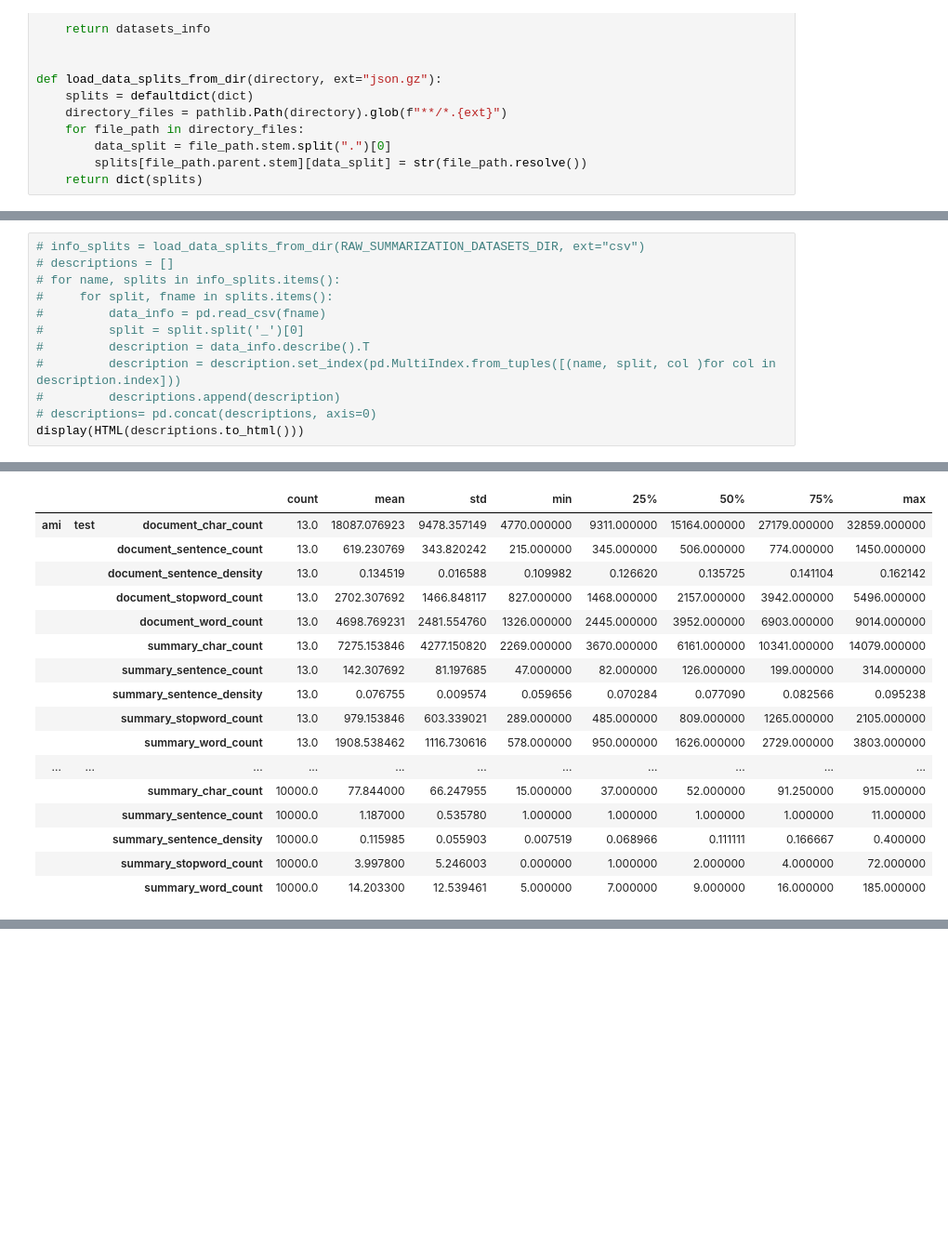
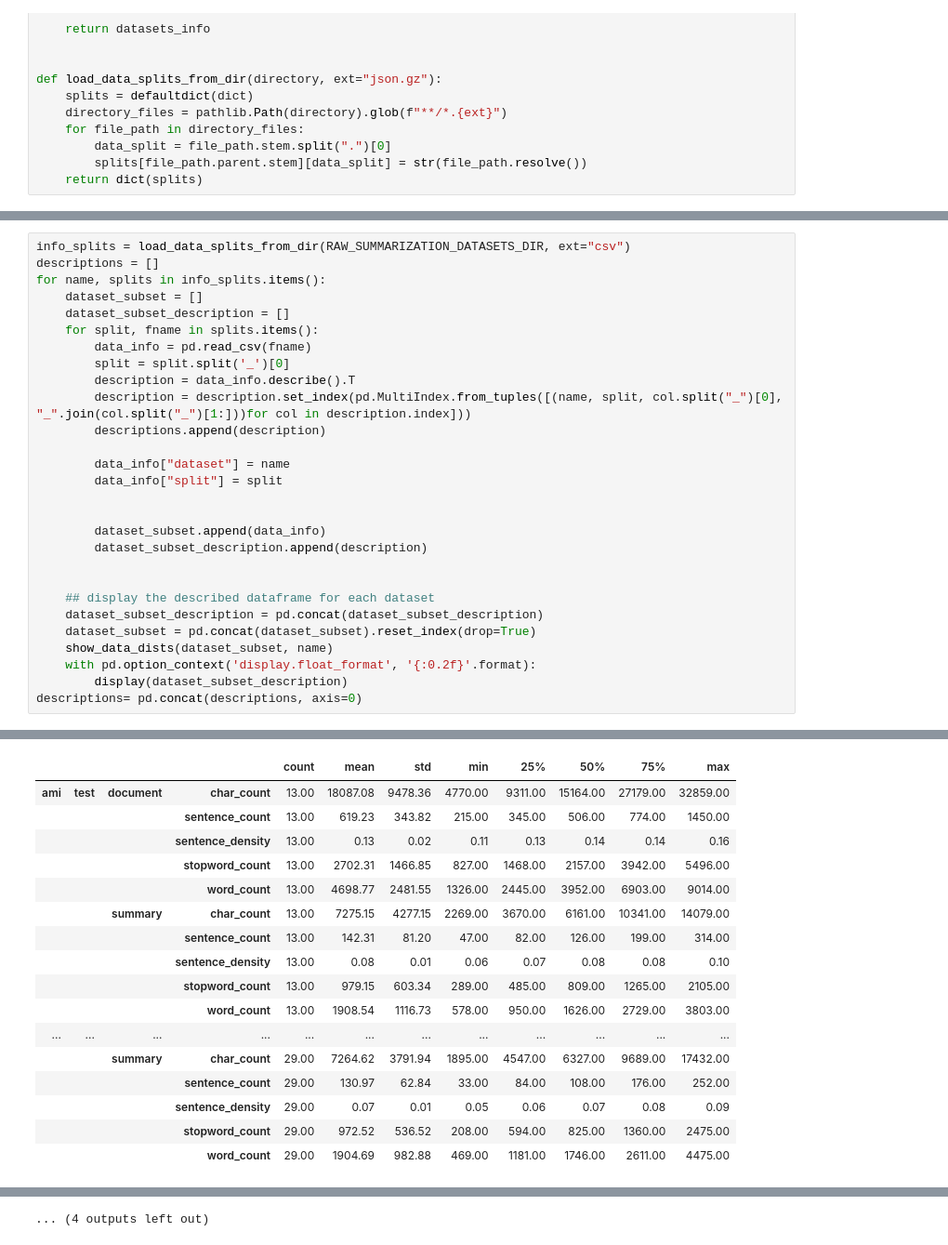
Before and after one commit to parambharat/AC215_projectgarble, a Jupyter notebook: notebooks/dataset_eda.ipynb, the cells around one changed output, grey strips where cells are left out. Shown at 93% size. Cells and saved outputs as stored; diff of their text form; blank space fills up the shorter version.

```diff
--- a/notebooks/dataset_eda.ipynb
+++ b/notebooks/dataset_eda.ipynb
@@ -129,13 +151,29 @@ Loading cached processed dataset at /Users/bebop/.cache/huggingface/datasets/jso
 # %%
-# info_splits = load_data_splits_from_dir(RAW_SUMMARIZATION_DATASETS_DIR, ext="csv")
-# descriptions = []
-# for name, splits in info_splits.items():
-#     for split, fname in splits.items():
-#         data_info = pd.read_csv(fname)
-#         split = split.split('_')[0]
-#         description = data_info.describe().T
-#         description = description.set_index(pd.MultiIndex.from_tuples([(name, split, col )for col in description.index]))
-#         descriptions.append(description)
-# descriptions= pd.concat(descriptions, axis=0)
-display(HTML(descriptions.to_html()))
+info_splits = load_data_splits_from_dir(RAW_SUMMARIZATION_DATASETS_DIR, ext="csv")
+descriptions = []
+for name, splits in info_splits.items():
+    dataset_subset = []
+    dataset_subset_description = []
+    for split, fname in splits.items():
+        data_info = pd.read_csv(fname)
+        split = split.split('_')[0]
+        description = data_info.describe().T
+        description = description.set_index(pd.MultiIndex.from_tuples([(name, split, col.split("_")[0], "_".join(col.split("_")[1:]))for col in description.index]))
+        descriptions.append(description)
+
+        data_info["dataset"] = name
+        data_info["split"] = split
+
+
+        dataset_subset.append(data_info)
+        dataset_subset_description.append(description)
+
+
+    ## display the described dataframe for each dataset
+    dataset_subset_description = pd.concat(dataset_subset_description)
+    dataset_subset = pd.concat(dataset_subset).reset_index(drop=True)
+    show_data_dists(dataset_subset, name)
+    with pd.option_context('display.float_format', '{:0.2f}'.format):
+        display(dataset_subset_description)
+descriptions= pd.concat(descriptions, axis=0)
 # %% [output]
@@ -142,17 +181,17 @@ display(HTML(descriptions.to_html()))
-|  |  |  | count | mean | std | min | 25% | 50% | 75% | max |
-| ami | test | document_char_count | 13.0 | 18087.076923 | 9478.357149 | 4770.000000 | 9311.000000 | 15164.000000 | 27179.000000 | 32859.000000 |
-|  |  | document_sentence_count | 13.0 | 619.230769 | 343.820242 | 215.000000 | 345.000000 | 506.000000 | 774.000000 | 1450.000000 |
-|  |  | document_sentence_density | 13.0 | 0.134519 | 0.016588 | 0.109982 | 0.126620 | 0.135725 | 0.141104 | 0.162142 |
-|  |  | document_stopword_count | 13.0 | 2702.307692 | 1466.848117 | 827.000000 | 1468.000000 | 2157.000000 | 3942.000000 | 5496.000000 |
-|  |  | document_word_count | 13.0 | 4698.769231 | 2481.554760 | 1326.000000 | 2445.000000 | 3952.000000 | 6903.000000 | 9014.000000 |
-|  |  | summary_char_count | 13.0 | 7275.153846 | 4277.150820 | 2269.000000 | 3670.000000 | 6161.000000 | 10341.000000 | 14079.000000 |
-|  |  | summary_sentence_count | 13.0 | 142.307692 | 81.197685 | 47.000000 | 82.000000 | 126.000000 | 199.000000 | 314.000000 |
-|  |  | summary_sentence_density | 13.0 | 0.076755 | 0.009574 | 0.059656 | 0.070284 | 0.077090 | 0.082566 | 0.095238 |
-|  |  | summary_stopword_count | 13.0 | 979.153846 | 603.339021 | 289.000000 | 485.000000 | 809.000000 | 1265.000000 | 2105.000000 |
-|  |  | summary_word_count | 13.0 | 1908.538462 | 1116.730616 | 578.000000 | 950.000000 | 1626.000000 | 2729.000000 | 3803.000000 |
-| ... | ... | ... | ... | ... | ... | ... | ... | ... | ... | ... |
-|  |  | summary_char_count | 10000.0 | 77.844000 | 66.247955 | 15.000000 | 37.000000 | 52.000000 | 91.250000 | 915.000000 |
-|  |  | summary_sentence_count | 10000.0 | 1.187000 | 0.535780 | 1.000000 | 1.000000 | 1.000000 | 1.000000 | 11.000000 |
-|  |  | summary_sentence_density | 10000.0 | 0.115985 | 0.055903 | 0.007519 | 0.068966 | 0.111111 | 0.166667 | 0.400000 |
-|  |  | summary_stopword_count | 10000.0 | 3.997800 | 5.246003 | 0.000000 | 1.000000 | 2.000000 | 4.000000 | 72.000000 |
-|  |  | summary_word_count | 10000.0 | 14.203300 | 12.539461 | 5.000000 | 7.000000 | 9.000000 | 16.000000 | 185.000000 |
+|  |  |  |  | count | mean | std | min | 25% | 50% | 75% | max |
+| ami | test | document | char_count | 13.00 | 18087.08 | 9478.36 | 4770.00 | 9311.00 | 15164.00 | 27179.00 | 32859.00 |
+|  |  |  | sentence_count | 13.00 | 619.23 | 343.82 | 215.00 | 345.00 | 506.00 | 774.00 | 1450.00 |
+|  |  |  | sentence_density | 13.00 | 0.13 | 0.02 | 0.11 | 0.13 | 0.14 | 0.14 | 0.16 |
+|  |  |  | stopword_count | 13.00 | 2702.31 | 1466.85 | 827.00 | 1468.00 | 2157.00 | 3942.00 | 5496.00 |
+|  |  |  | word_count | 13.00 | 4698.77 | 2481.55 | 1326.00 | 2445.00 | 3952.00 | 6903.00 | 9014.00 |
+|  |  | summary | char_count | 13.00 | 7275.15 | 4277.15 | 2269.00 | 3670.00 | 6161.00 | 10341.00 | 14079.00 |
+|  |  |  | sentence_count | 13.00 | 142.31 | 81.20 | 47.00 | 82.00 | 126.00 | 199.00 | 314.00 |
+|  |  |  | sentence_density | 13.00 | 0.08 | 0.01 | 0.06 | 0.07 | 0.08 | 0.08 | 0.10 |
+|  |  |  | stopword_count | 13.00 | 979.15 | 603.34 | 289.00 | 485.00 | 809.00 | 1265.00 | 2105.00 |
+|  |  |  | word_count | 13.00 | 1908.54 | 1116.73 | 578.00 | 950.00 | 1626.00 | 2729.00 | 3803.00 |
+| ... | ... | ... | ... | ... | ... | ... | ... | ... | ... | ... | ... |
+|  |  | summary | char_count | 29.00 | 7264.62 | 3791.94 | 1895.00 | 4547.00 | 6327.00 | 9689.00 | 17432.00 |
+|  |  |  | sentence_count | 29.00 | 130.97 | 62.84 | 33.00 | 84.00 | 108.00 | 176.00 | 252.00 |
+|  |  |  | sentence_density | 29.00 | 0.07 | 0.01 | 0.05 | 0.06 | 0.07 | 0.08 | 0.09 |
+|  |  |  | stopword_count | 29.00 | 972.52 | 536.52 | 208.00 | 594.00 | 825.00 | 1360.00 | 2475.00 |
+|  |  |  | word_count | 29.00 | 1904.69 | 982.88 | 469.00 | 1181.00 | 1746.00 | 2611.00 | 4475.00 |
@@ -158,0 +288 @@ display(HTML(descriptions.to_html()))
+... (4 outputs left out)
```
Also changed, not shown: parts of 10 cells of this notebook.
